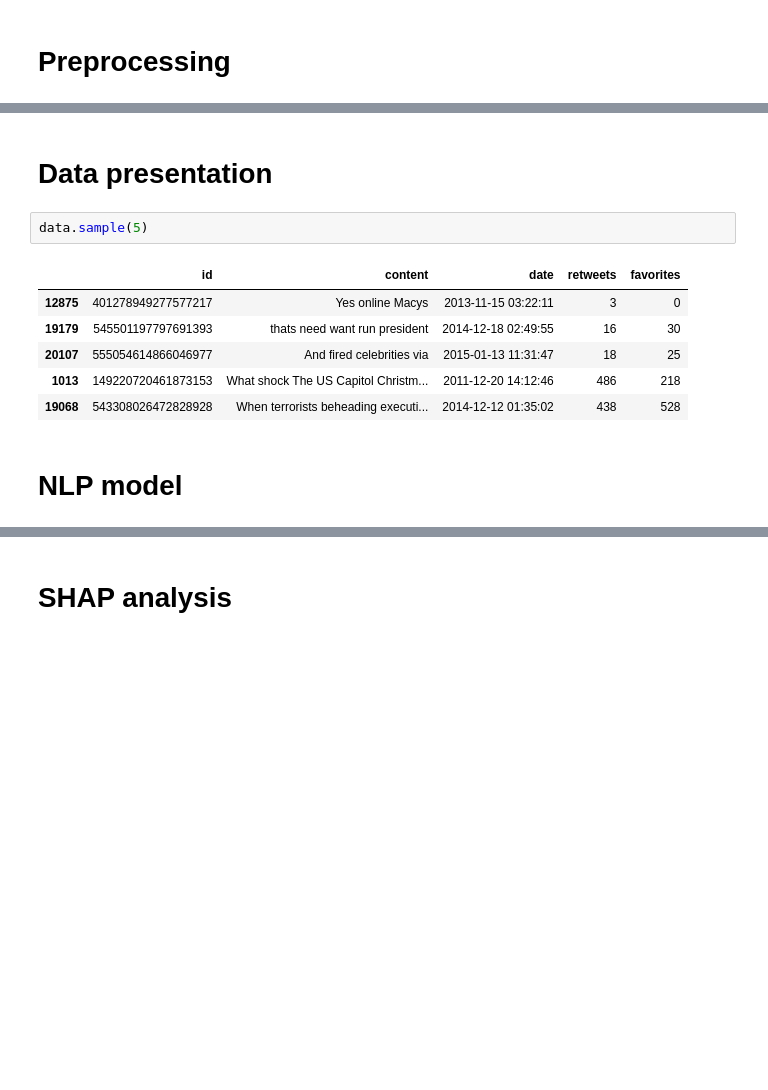
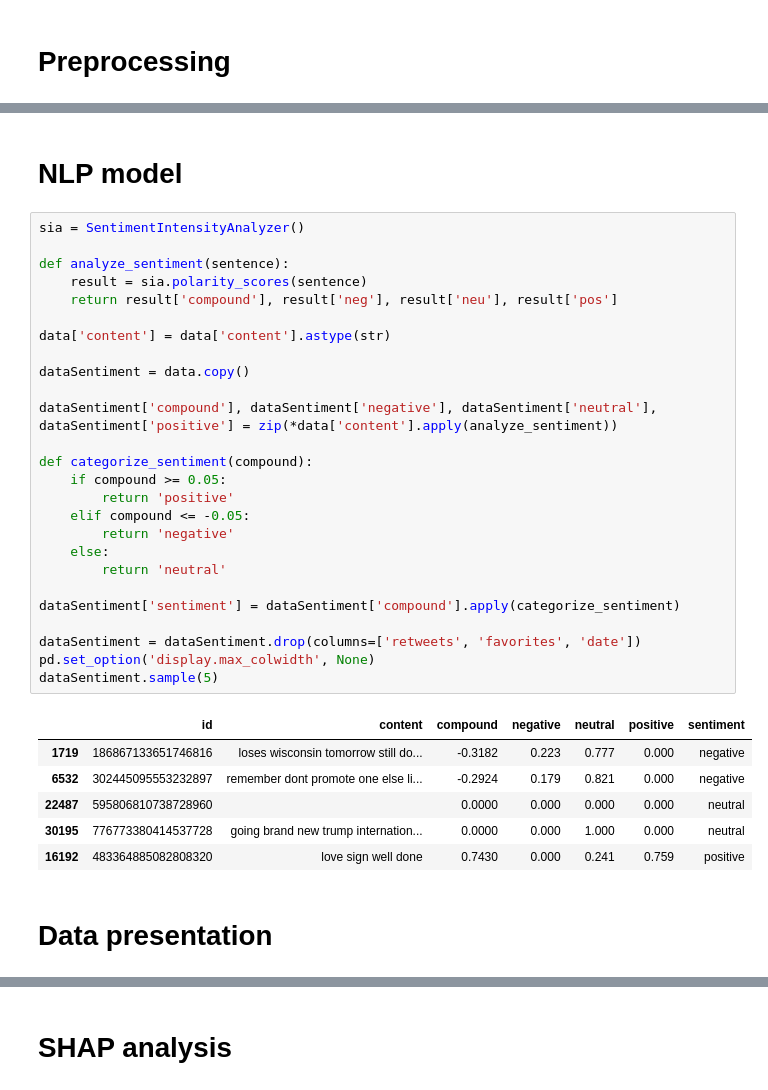
Before and after one commit to BKonopka123/MIO_project_nlp_shap, a Jupyter notebook: MIO_Projekt (1).ipynb, the cells around one changed output, grey strips where cells are left out. Drawn from its saved outputs; the diff is of its cells as text; blank space fills up the shorter version.

```diff
--- a/MIO_Projekt (1).ipynb
+++ b/MIO_Projekt (1).ipynb
@@ -155,16 +160,40 @@ def preprocess(text, stem=False):
     return " ".join(tokens)
 
 data['content'] = data['content'].apply(lambda x : preprocess(x))
+# %% [markdown]
+# NLP model
+# %%
+sia = SentimentIntensityAnalyzer()
+
+def analyze_sentiment(sentence):
+    result = sia.polarity_scores(sentence)
+    return result['compound'], result['neg'], result['neu'], result['pos']
+
+data['content'] = data['content'].astype(str)
+
+dataSentiment = data.copy()
+
+dataSentiment['compound'], dataSentiment['negative'], dataSentiment['neutral'], dataSentiment['positive'] = zip(*data['content'].apply(analyze_sentiment))
+
+def categorize_sentiment(compound):
+    if compound >= 0.05:
+        return 'positive'
+    elif compound <= -0.05:
+        return 'negative'
+    else:
+        return 'neutral'
+
+dataSentiment['sentiment'] = dataSentiment['compound'].apply(categorize_sentiment)
+
+dataSentiment = dataSentiment.drop(columns=['retweets', 'favorites', 'date'])
+pd.set_option('display.max_colwidth', None)
+dataSentiment.sample(5)
+# %% [output]
+|  | id | content | compound | negative | neutral | positive | sentiment |
+| 1719 | 186867133651746816 | loses wisconsin tomorrow still do... | -0.3182 | 0.223 | 0.777 | 0.000 | negative |
+| 6532 | 302445095553232897 | remember dont promote one else li... | -0.2924 | 0.179 | 0.821 | 0.000 | negative |
+| 22487 | 595806810738728960 |  | 0.0000 | 0.000 | 0.000 | 0.000 | neutral |
+| 30195 | 776773380414537728 | going brand new trump internation... | 0.0000 | 0.000 | 1.000 | 0.000 | neutral |
+| 16192 | 483364885082808320 | love sign well done | 0.7430 | 0.000 | 0.241 | 0.759 | positive |
 # %% [markdown]
 # Data presentation
-# %%
-data.sample(5)
-# %% [output]
-|  | id | content | date | retweets | favorites |
-| 12875 | 401278949277577217 | Yes online Macys | 2013-11-15 03:22:11 | 3 | 0 |
-| 19179 | 545501197797691393 | thats need want run president | 2014-12-18 02:49:55 | 16 | 30 |
-| 20107 | 555054614866046977 | And fired celebrities via | 2015-01-13 11:31:47 | 18 | 25 |
-| 1013 | 149220720461873153 | What shock The US Capitol Christm... | 2011-12-20 14:12:46 | 486 | 218 |
-| 19068 | 543308026472828928 | When terrorists beheading executi... | 2014-12-12 01:35:02 | 438 | 528 |
-# %% [markdown]
-# NLP model
```
Also changed, not shown: parts of 7 cells of this notebook, 1 other file.
